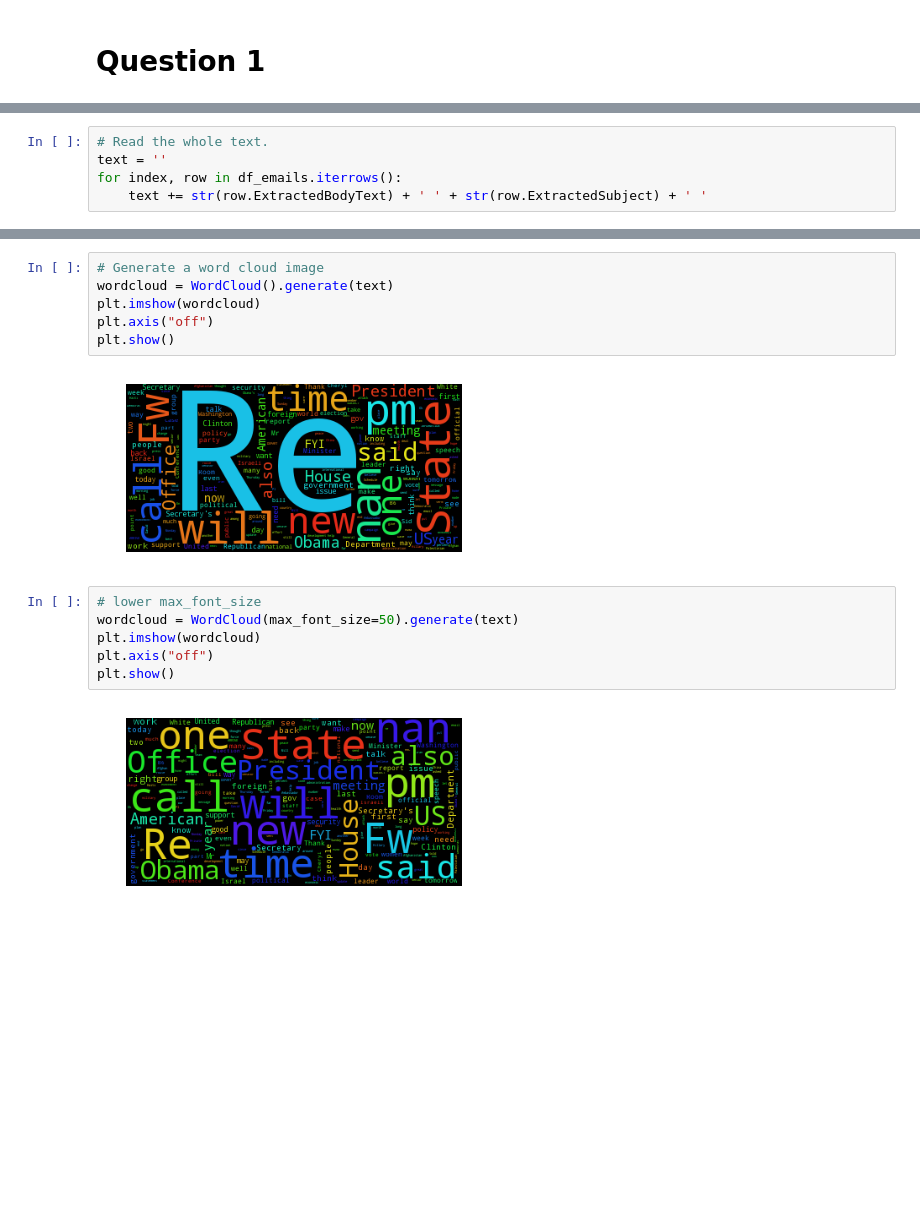
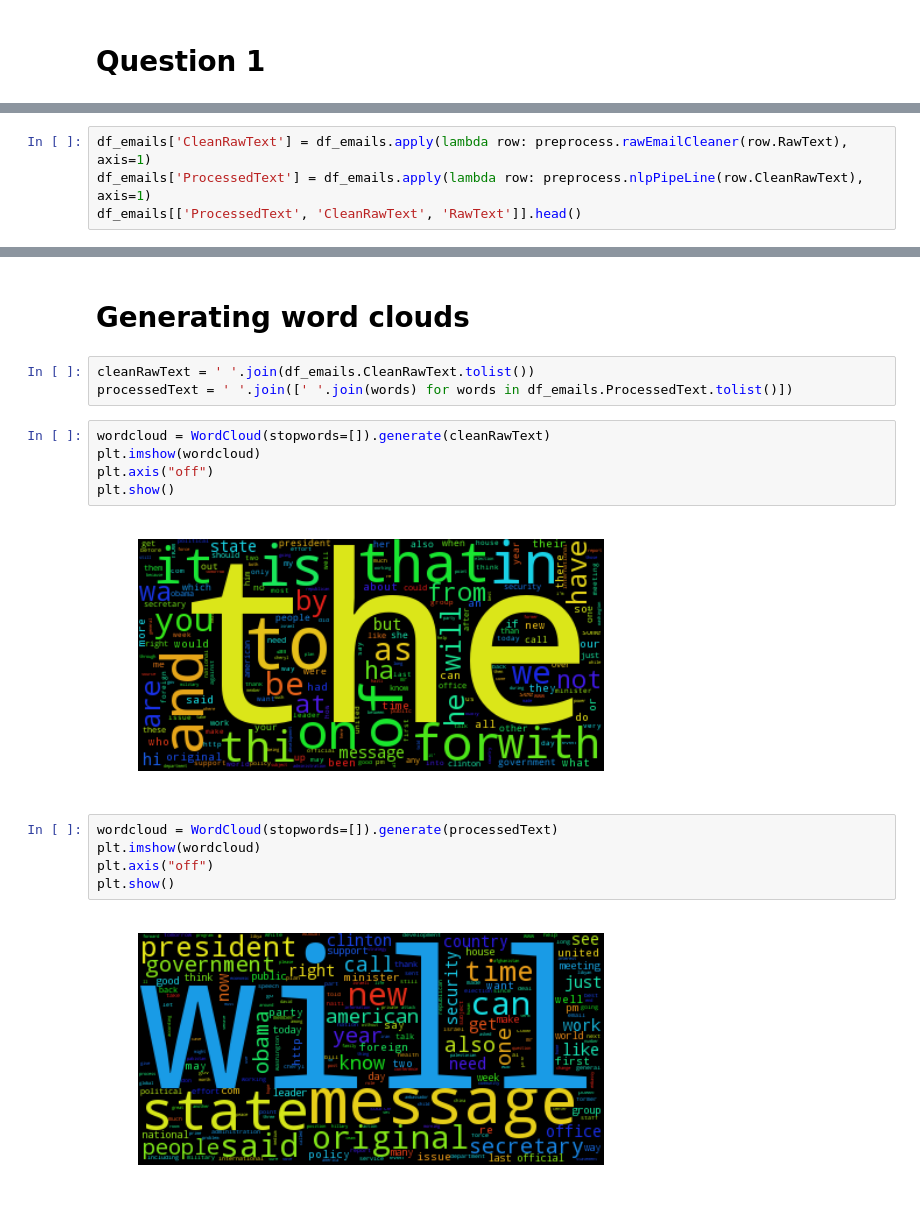
Before and after one commit to lfaucon/ada-homeworks, a Jupyter notebook: Homework_5/Question1.ipynb, the cells around one changed output, grey strips where cells are left out. Saved outputs shown, nothing was run; the diff lists cells and outputs as text; blank space fills up the shorter version.

Commit message:
Clean solution for Question 1, needs only more bla bla

```diff
--- a/Homework_5/Question1.ipynb
+++ b/Homework_5/Question1.ipynb
@@ -22,5 +32,4 @@ Index(['Id', 'DocNumber', 'MetadataSubject', 'MetadataTo', 'MetadataFrom',
-# %%
-# Read the whole text.
-text = ''
-for index, row in df_emails.iterrows():
-    text += str(row.ExtractedBodyText) + ' ' + str(row.ExtractedSubject) + ' '
+# %%
+df_emails['CleanRawText'] = df_emails.apply(lambda row: preprocess.rawEmailCleaner(row.RawText), axis=1)
+df_emails['ProcessedText'] = df_emails.apply(lambda row: preprocess.nlpPipeLine(row.CleanRawText), axis=1)
+df_emails[['ProcessedText', 'CleanRawText', 'RawText']].head()
@@ -27,16 +43,19 @@ for index, row in df_emails.iterrows():
+# %% [markdown]
+# Generating word clouds
+# %%
+cleanRawText = ' '.join(df_emails.CleanRawText.tolist())
+processedText = ' '.join([' '.join(words) for words in df_emails.ProcessedText.tolist()])
 # %%
-# Generate a word cloud image
-wordcloud = WordCloud().generate(text)
+wordcloud = WordCloud(stopwords=[]).generate(cleanRawText)
 plt.imshow(wordcloud)
 plt.axis("off")
 plt.show()
 # %% [output]
-[figure, old version]
+[figure, new version]
 # %%
-# lower max_font_size
-wordcloud = WordCloud(max_font_size=50).generate(text)
+wordcloud = WordCloud(stopwords=[]).generate(processedText)
 plt.imshow(wordcloud)
 plt.axis("off")
 plt.show()
 # %% [output]
-[figure, old version]
+[figure, new version]
```
Also changed, not shown: parts of 4 cells of this notebook, 1 other file.
